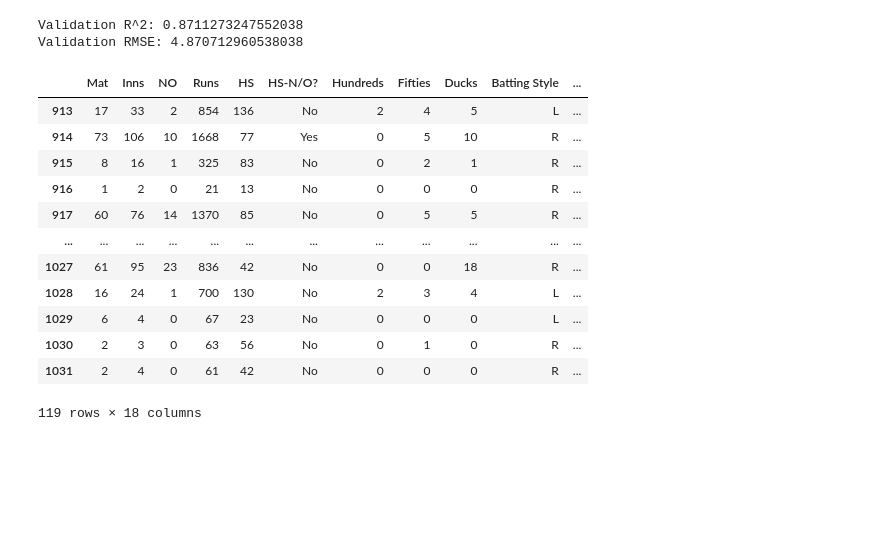
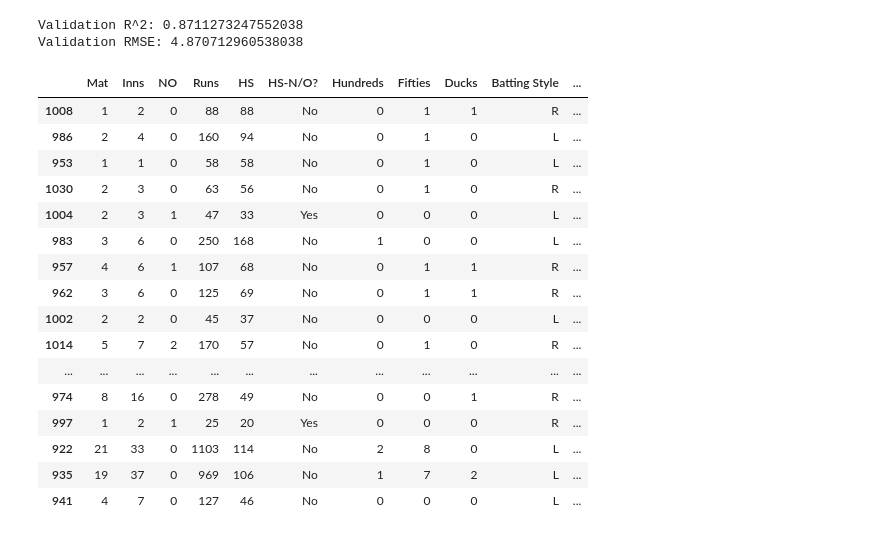
Before and after one commit to rushilg99/cricketbattingStats, a Jupyter notebook: battingstatsRF.ipynb, the cells around one changed output. Drawn from its saved outputs; the diff is of its cells as text; code cells hidden in the pictures; blank space fills up the shorter version.

```diff
--- a/battingstatsRF.ipynb
+++ b/battingstatsRF.ipynb
@@ -537,27 +537,31 @@ Validation RMSE: 4.870712960538038
 # %%
 # Have a look at the validation set, move real Averages to the last index
 valid = df[df["StartDate"] > 2007]
 valid = valid[valid["StartDate"]<=2010]
 validcols = list(valid.columns.values)
 validcols.pop(validcols.index("Ave"))
 valid = valid[validcols+["Ave"]]
 # Add model predictions and standard deviations
 # validpred is a matrix with the ith row corresponding to the predictions from the ith tree
 validpred = np.stack([t.predict(X_valid) for t in model.estimators_])
 valid["Predictions"] = validpred.mean(axis=0)
 valid["Std. Dev"] = validpred.std(axis=0)
-valid
+valid.sort_values(by="Std. Dev", ascending=False).head(20)
 # %% [output]
 |  | Mat | Inns | NO | Runs | HS | HS-N/O? | Hundreds | Fifties | Ducks | Batting Style | ... |
-| 913 | 17 | 33 | 2 | 854 | 136 | No | 2 | 4 | 5 | L | ... |
-| 914 | 73 | 106 | 10 | 1668 | 77 | Yes | 0 | 5 | 10 | R | ... |
-| 915 | 8 | 16 | 1 | 325 | 83 | No | 0 | 2 | 1 | R | ... |
-| 916 | 1 | 2 | 0 | 21 | 13 | No | 0 | 0 | 0 | R | ... |
-| 917 | 60 | 76 | 14 | 1370 | 85 | No | 0 | 5 | 5 | R | ... |
+| 1008 | 1 | 2 | 0 | 88 | 88 | No | 0 | 1 | 1 | R | ... |
+| 986 | 2 | 4 | 0 | 160 | 94 | No | 0 | 1 | 0 | L | ... |
+| 953 | 1 | 1 | 0 | 58 | 58 | No | 0 | 1 | 0 | L | ... |
+| 1030 | 2 | 3 | 0 | 63 | 56 | No | 0 | 1 | 0 | R | ... |
+| 1004 | 2 | 3 | 1 | 47 | 33 | Yes | 0 | 0 | 0 | L | ... |
+| 983 | 3 | 6 | 0 | 250 | 168 | No | 1 | 0 | 0 | L | ... |
+| 957 | 4 | 6 | 1 | 107 | 68 | No | 0 | 1 | 1 | R | ... |
+| 962 | 3 | 6 | 0 | 125 | 69 | No | 0 | 1 | 1 | R | ... |
+| 1002 | 2 | 2 | 0 | 45 | 37 | No | 0 | 0 | 0 | L | ... |
+| 1014 | 5 | 7 | 2 | 170 | 57 | No | 0 | 1 | 0 | R | ... |
 | ... | ... | ... | ... | ... | ... | ... | ... | ... | ... | ... | ... |
-| 1027 | 61 | 95 | 23 | 836 | 42 | No | 0 | 0 | 18 | R | ... |
-| 1028 | 16 | 24 | 1 | 700 | 130 | No | 2 | 3 | 4 | L | ... |
-| 1029 | 6 | 4 | 0 | 67 | 23 | No | 0 | 0 | 0 | L | ... |
-| 1030 | 2 | 3 | 0 | 63 | 56 | No | 0 | 1 | 0 | R | ... |
-| 1031 | 2 | 4 | 0 | 61 | 42 | No | 0 | 0 | 0 | R | ... |
+| 974 | 8 | 16 | 0 | 278 | 49 | No | 0 | 0 | 1 | R | ... |
+| 997 | 1 | 2 | 1 | 25 | 20 | Yes | 0 | 0 | 0 | R | ... |
+| 922 | 21 | 33 | 0 | 1103 | 114 | No | 2 | 8 | 0 | L | ... |
+| 935 | 19 | 37 | 0 | 969 | 106 | No | 1 | 7 | 2 | L | ... |
+| 941 | 4 | 7 | 0 | 127 | 46 | No | 0 | 0 | 0 | L | ... |
-119 rows × 18 columns
```
Also changed, not shown: parts of 12 cells of this notebook.
